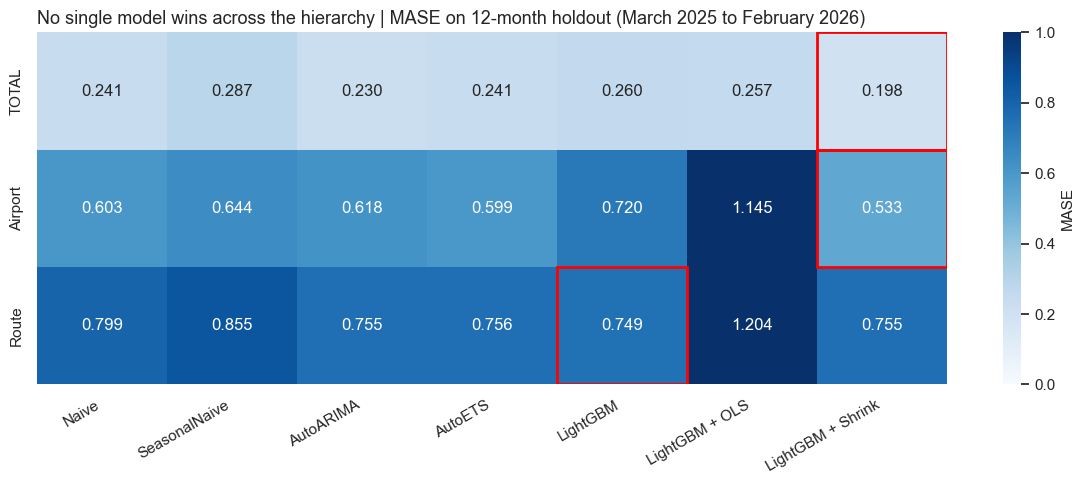
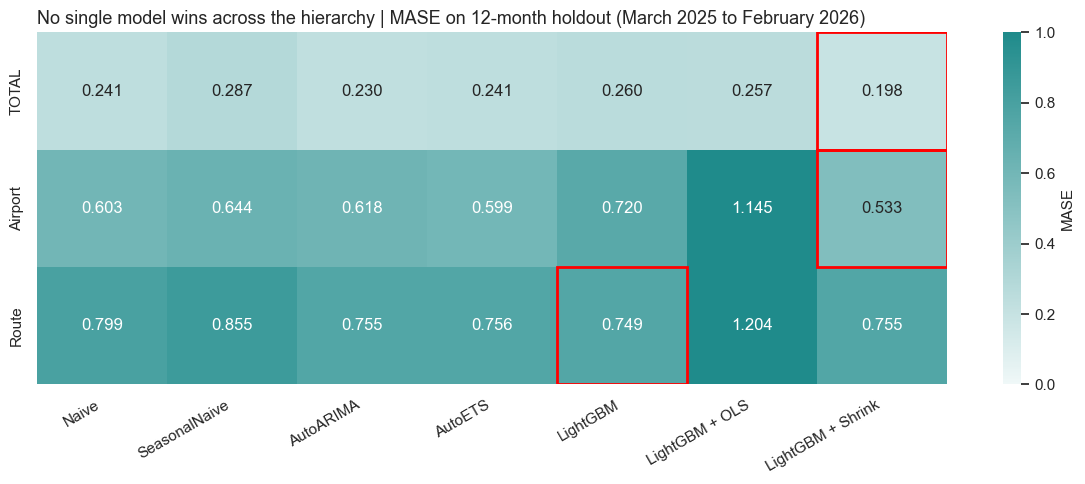
Code edit (unified diff) that turned the first committed figure into the second:
--- before
+++ after
@@ -15,5 +15,5 @@
 fig, ax = plt.subplots(figsize = (12,5))
 
-sns.heatmap(mase, annot = True, fmt = '0.3f', cmap = 'Blues', vmin = 0, vmax = 1, cbar_kws = {'label':'MASE'}, ax = ax)
+sns.heatmap(mase, annot = True, fmt = '0.3f', cmap = teal_cmap, vmin = 0, vmax = 1, cbar_kws = {'label':'MASE'}, ax = ax)
 
 for i in range (mase.shape[0]):

Commit: Heatmap updated with teal colour